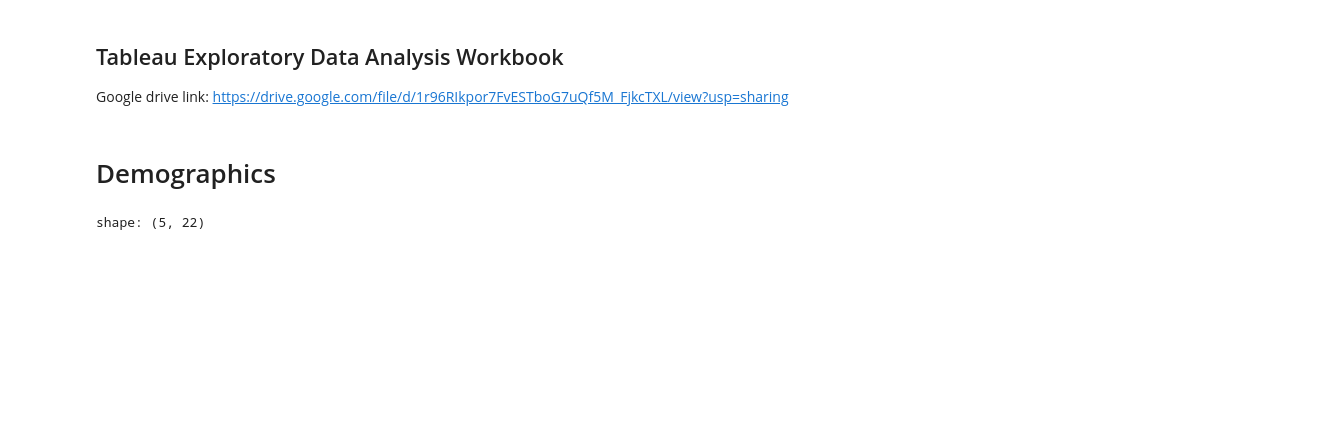
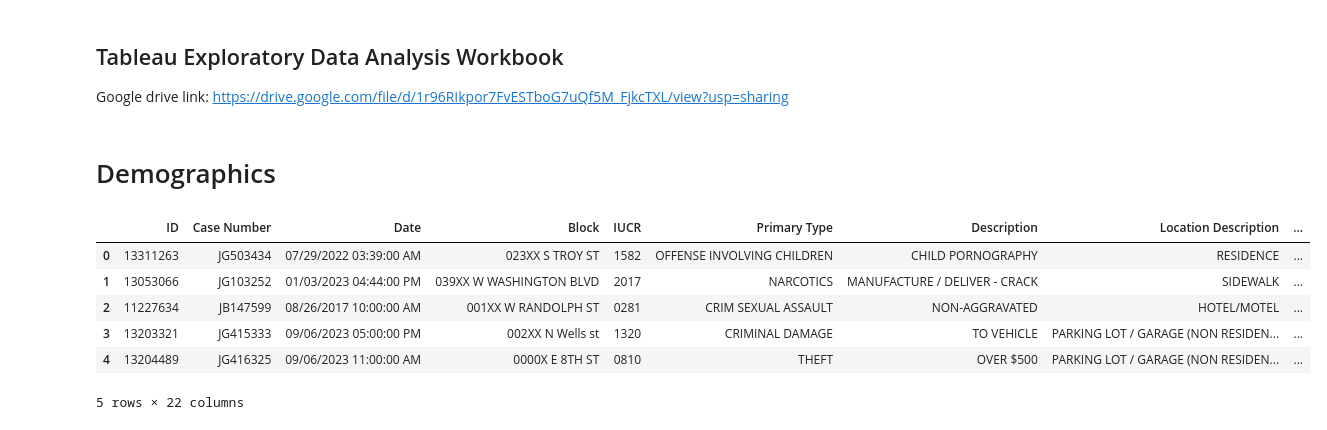
Before and after one commit to liuyc18/pred-pol, a Jupyter notebook: src/preprocessing.ipynb, the cells around one changed output. Drawn from its saved outputs; the diff is of its cells as text; code cells hidden in the pictures; blank space fills up the shorter version.

```diff
--- a/src/preprocessing.ipynb
+++ b/src/preprocessing.ipynb
@@ -48,8 +48,14 @@ import matplotlib.pyplot as plt
 import polars as pl
 from matplotlib.ticker import MaxNLocator, FormatStrFormatter, PercentFormatter
 # %%
-# Load data using polars rather than pandas for faster processing
-chicago = pl.read_csv(config.TRAIN_FILE)
+# Load data using pandas
+chicago = pd.read_csv(config.TRAIN_FILE)
 chicago.head()
 # %% [output]
+|  | ID | Case Number | Date | Block | IUCR | Primary Type | Description | Location Description | ... |
+| 0 | 13311263 | JG503434 | 07/29/2022 03:39:00 AM | 023XX S TROY ST | 1582 | OFFENSE INVOLVING CHILDREN | CHILD PORNOGRAPHY | RESIDENCE | ... |
+| 1 | 13053066 | JG103252 | 01/03/2023 04:44:00 PM | 039XX W WASHINGTON BLVD | 2017 | NARCOTICS | MANUFACTURE / DELIVER - CRACK | SIDEWALK | ... |
+| 2 | 11227634 | JB147599 | 08/26/2017 10:00:00 AM | 001XX W RANDOLPH ST | 0281 | CRIM SEXUAL ASSAULT | NON-AGGRAVATED | HOTEL/MOTEL | ... |
+| 3 | 13203321 | JG415333 | 09/06/2023 05:00:00 PM | 002XX N Wells st | 1320 | CRIMINAL DAMAGE | TO VEHICLE | PARKING LOT / GARAGE (NON RESIDEN... | ... |
+| 4 | 13204489 | JG416325 | 09/06/2023 11:00:00 AM | 0000X E 8TH ST | 0810 | THEFT | OVER $500 | PARKING LOT / GARAGE (NON RESIDEN... | ... |
-shape: (5, 22)
+5 rows × 22 columns
```
Also changed, not shown: parts of 8 cells of this notebook, 1 other file.
